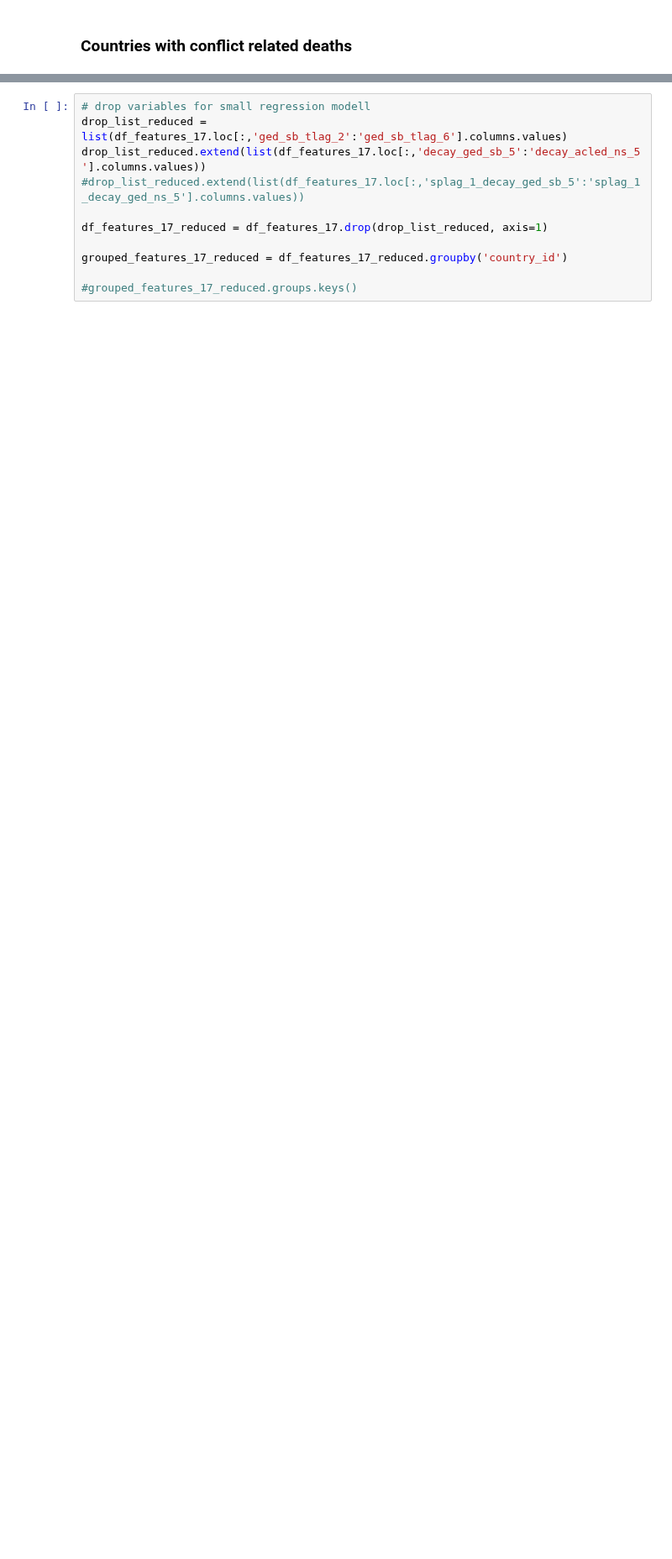
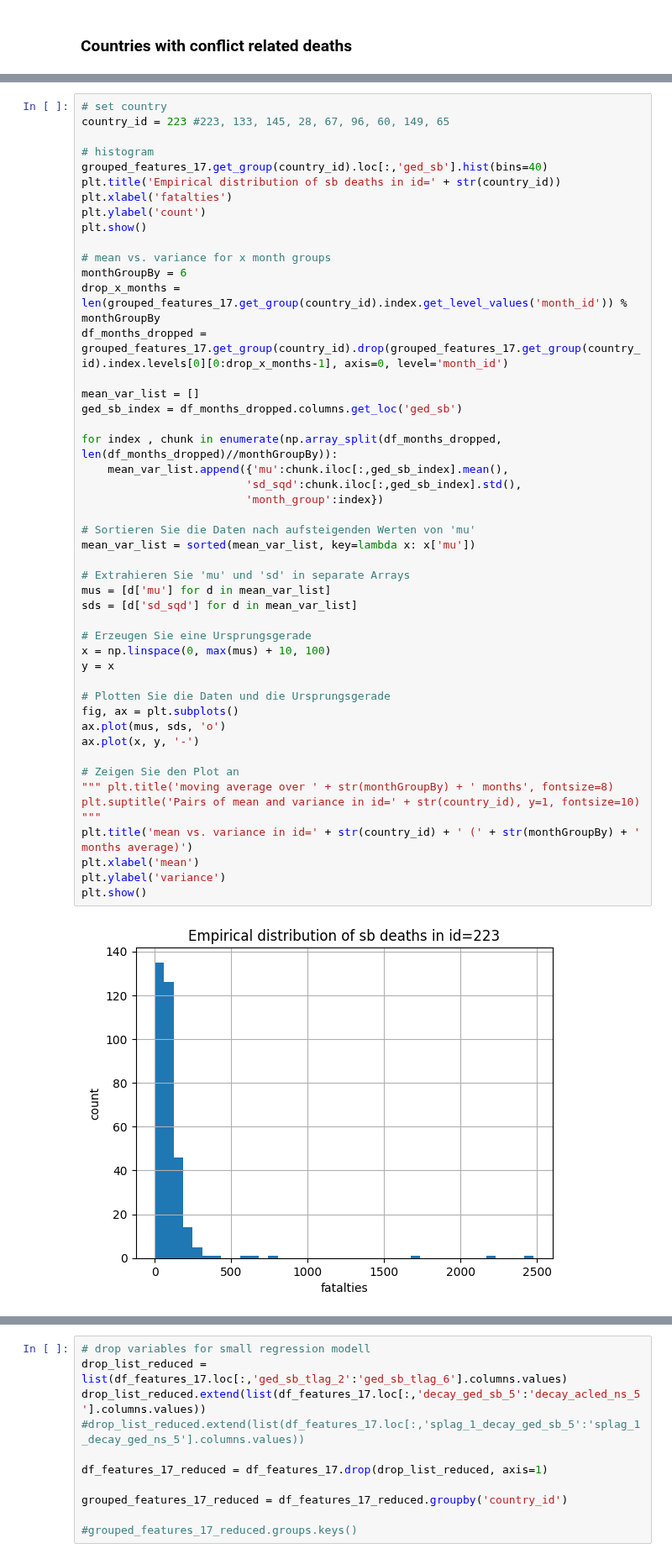
Before and after one commit to toboden/ConflictPredProbabilistic, a Jupyter notebook: firstModels.ipynb, the cells around one changed output, grey strips where cells are left out. Shown at 84% size. Saved outputs shown, nothing was run; the diff lists cells and outputs as text; blank space fills up the shorter version.

```diff
--- a/firstModels.ipynb
+++ b/firstModels.ipynb
@@ -198,0 +206,49 @@ nonzero_string
+# %%
+# set country
+country_id = 223 #223, 133, 145, 28, 67, 96, 60, 149, 65
+
+# histogram
+grouped_features_17.get_group(country_id).loc[:,'ged_sb'].hist(bins=40)
+plt.title('Empirical distribution of sb deaths in id=' + str(country_id))
+plt.xlabel('fatalties')
+plt.ylabel('count')
+plt.show()
+
+# mean vs. variance for x month groups
+monthGroupBy = 6
+drop_x_months = len(grouped_features_17.get_group(country_id).index.get_level_values('month_id')) % monthGroupBy
+df_months_dropped = grouped_features_17.get_group(country_id).drop(grouped_features_17.get_group(country_id).index.levels[0][0:drop_x_months-1], axis=0, level='month_id')
+
+mean_var_list = []
+ged_sb_index = df_months_dropped.columns.get_loc('ged_sb')
+
+for index , chunk in enumerate(np.array_split(df_months_dropped, len(df_months_dropped)//monthGroupBy)):
+    mean_var_list.append({'mu':chunk.iloc[:,ged_sb_index].mean(),
+                         'sd_sqd':chunk.iloc[:,ged_sb_index].std(),
+                         'month_group':index})
+
+# Sortieren Sie die Daten nach aufsteigenden Werten von 'mu'
+mean_var_list = sorted(mean_var_list, key=lambda x: x['mu'])
+
+# Extrahieren Sie 'mu' und 'sd' in separate Arrays
+mus = [d['mu'] for d in mean_var_list]
+sds = [d['sd_sqd'] for d in mean_var_list]
+
+# Erzeugen Sie eine Ursprungsgerade
+x = np.linspace(0, max(mus) + 10, 100)
+y = x
+
+# Plotten Sie die Daten und die Ursprungsgerade
+fig, ax = plt.subplots()
+ax.plot(mus, sds, 'o')
+ax.plot(x, y, '-')
+
+# Zeigen Sie den Plot an
+""" plt.title('moving average over ' + str(monthGroupBy) + ' months', fontsize=8)
+plt.suptitle('Pairs of mean and variance in id=' + str(country_id), y=1, fontsize=10) """
+plt.title('mean vs. variance in id=' + str(country_id) + ' (' + str(monthGroupBy) + ' months average)')
+plt.xlabel('mean')
+plt.ylabel('variance')
+plt.show()
+# %% [output]
+[figure, added]
```
Also changed, not shown: parts of 14 cells of this notebook.
